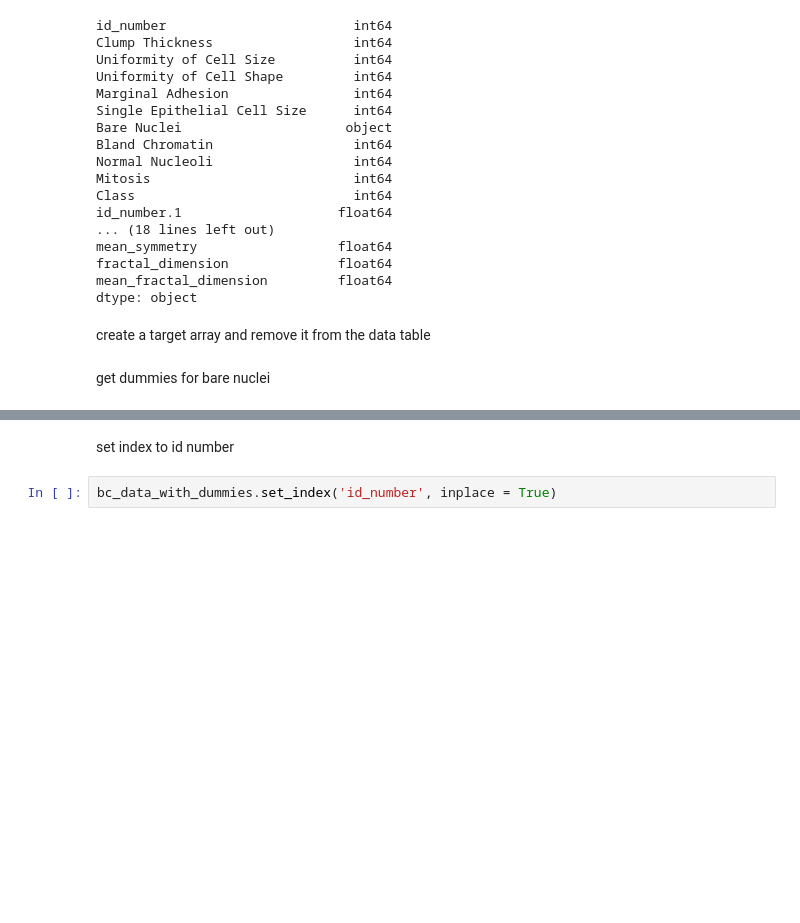
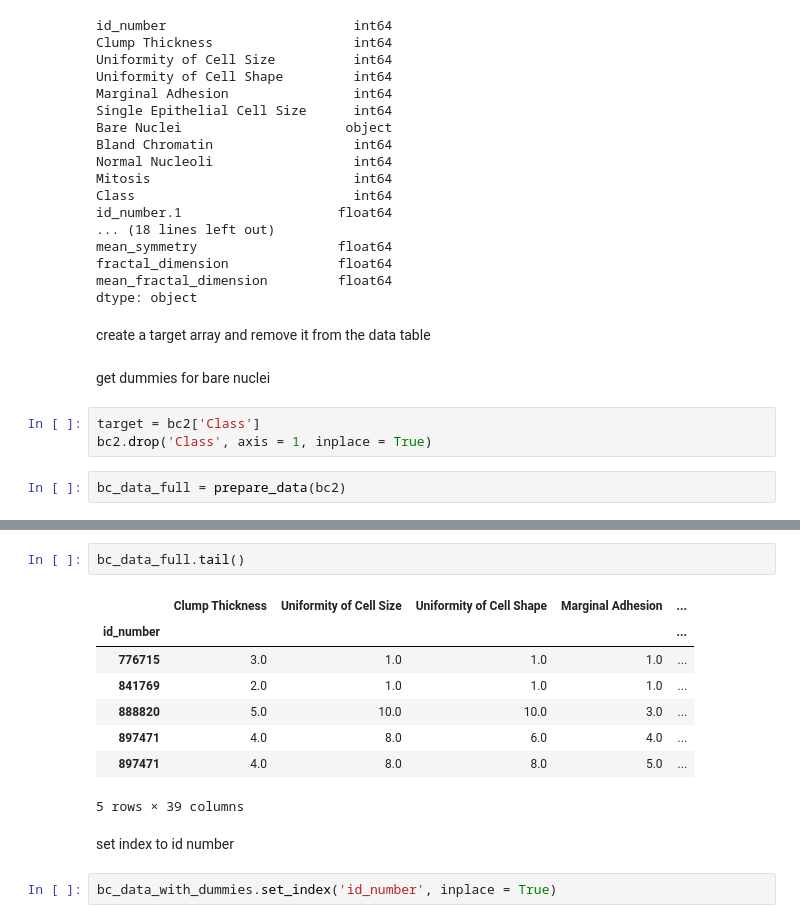
Before and after one commit to harrisonmiller13/ML-Breast-Cancer-Classification, a Jupyter notebook: FNA BC Classification.ipynb, the cells around one changed output, grey strips where cells are left out. Saved outputs shown, nothing was run; the diff lists cells and outputs as text; blank space fills up the shorter version.

```diff
--- a/FNA BC Classification.ipynb
+++ b/FNA BC Classification.ipynb
@@ -89,5 +92,10 @@ dtype: object
 create a target array and remove it from the data table
 # %% [markdown]
 get dummies for bare nuclei
+# %%
+target = bc2['Class']
+bc2.drop('Class', axis = 1, inplace = True)
+# %%
+bc_data_full = prepare_data(bc2)
 # %%
 
@@ -123,3 +119,14 @@ bc_data_with_dummies.head()
+# %%
+bc_data_full.tail()
+# %% [output]
+|  | Clump Thickness | Uniformity of Cell Size | Uniformity of Cell Shape | Marginal Adhesion | ... |
+| id_number |  |  |  |  | ... |
+| 776715 | 3.0 | 1.0 | 1.0 | 1.0 | ... |
+| 841769 | 2.0 | 1.0 | 1.0 | 1.0 | ... |
+| 888820 | 5.0 | 10.0 | 10.0 | 3.0 | ... |
+| 897471 | 4.0 | 8.0 | 6.0 | 4.0 | ... |
+| 897471 | 4.0 | 8.0 | 8.0 | 5.0 | ... |
+5 rows × 39 columns
 # %% [markdown]
 set index to id number
 # %%
```
Also changed, not shown: parts of 10 cells of this notebook, 1 other file.
